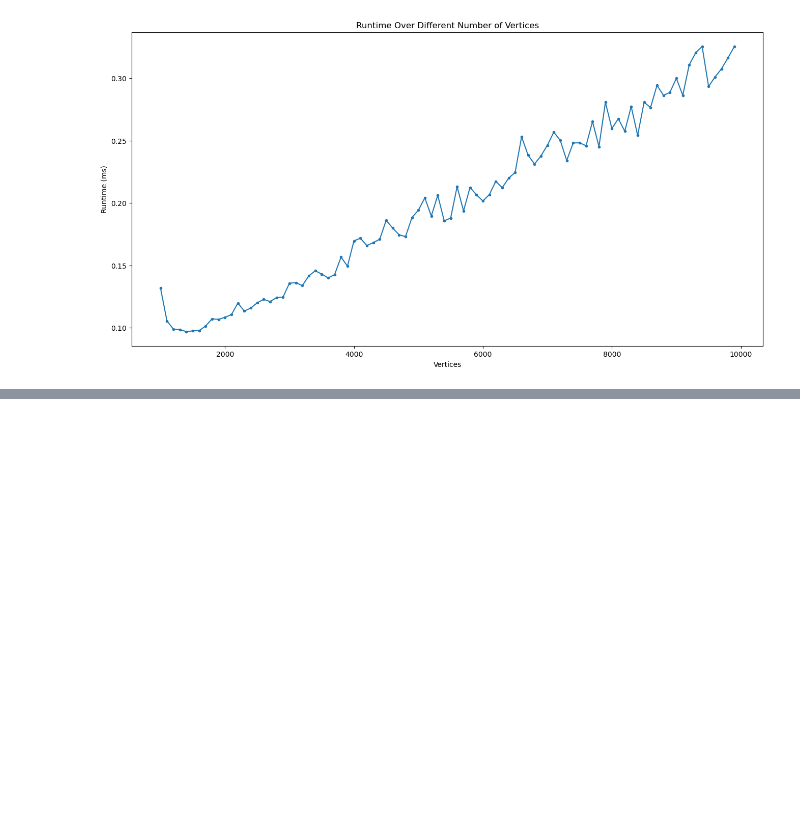
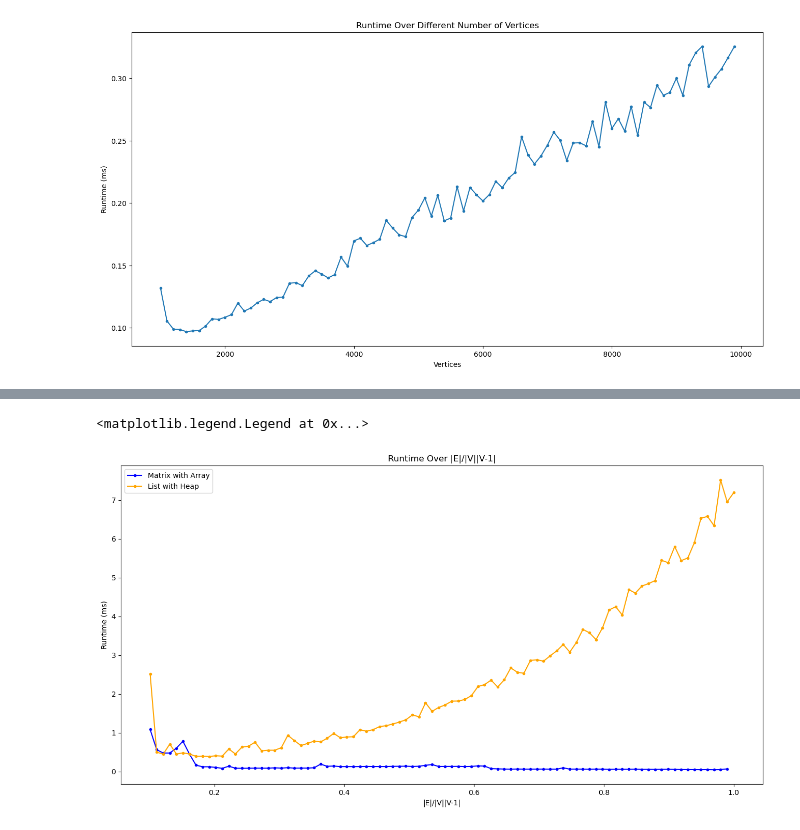
Before and after one commit to kwan-kit/SC2001, a Jupyter notebook: Lab 2/AdjList comparison.ipynb, the cells around one changed output, grey strips where cells are left out. Cells and saved outputs as stored; diff of their text form; code cells hidden in the pictures; blank space fills up the shorter version.

```diff
--- a/Lab 2/AdjList comparison.ipynb
+++ b/Lab 2/AdjList comparison.ipynb
@@ -173,0 +185,20 @@ plt.plot(df_fixedE_2.Vertices, df_fixedE_2.ElapsedTime, marker = '.', color = 'o
+# %%
+def ratio(x,y):
+    return y/(x*(x-1))
+
+xratio_1 = [ratio(100, i) for i in i_values]
+i_values_2 = np.arange(1000, 10000, 100)
+xratio_2 = [ratio(100, i) for i in i_values_2]
+# %%
+plt.figure(figsize=(16,8)) #fixed V at 100
+plt.title("Runtime Over |E|/|V||V-1|")
+plt.xlabel("|E|/|V||V-1|")
+plt.ylabel("Runtime (ms)")
+plt.ticklabel_format(axis="y", style="plain")
+plt.ticklabel_format(axis="x", style="plain")
+plt.plot(xratio_1, df_fixedV.ElapsedTime, marker = '.', color = 'blue', label = 'Matrix with Array')
+plt.plot(xratio_2, df_fixedV_2.ElapsedTime, marker = '.', color = 'orange', label = 'List with Heap')
+plt.legend()
+# %% [output]
+<matplotlib.legend.Legend at 0x...>
+[figure, added]
```
Also changed, not shown: parts of 2 cells of this notebook.
